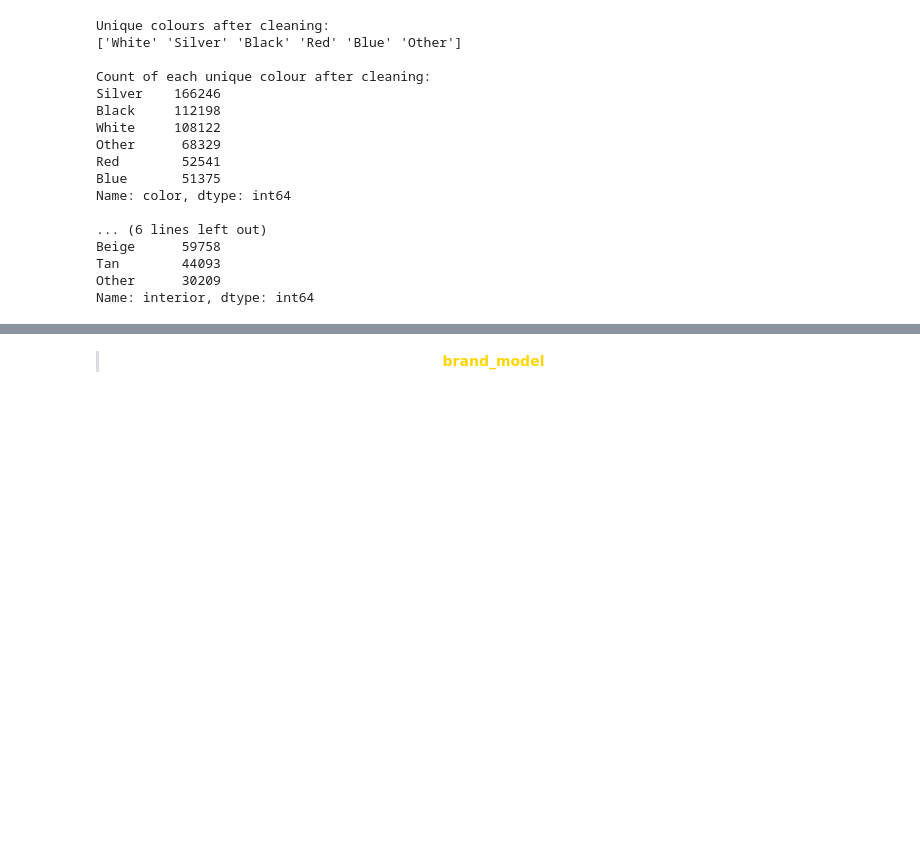
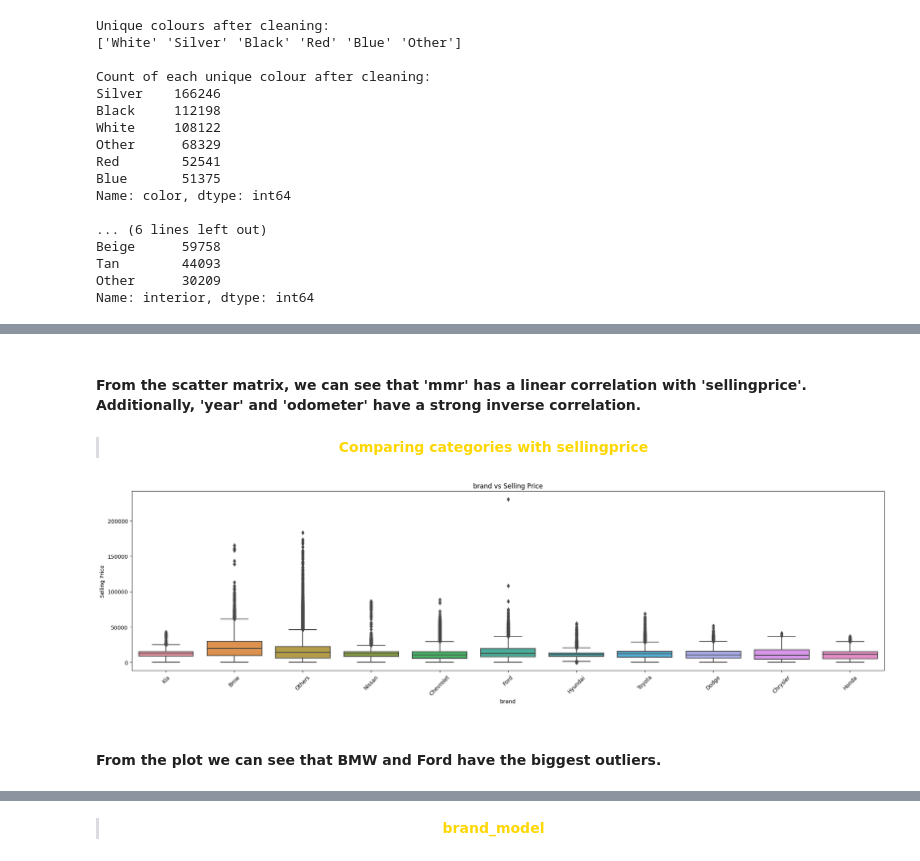
Before and after one commit to maxheijmans/AIM4B_Group1, a Jupyter notebook: UsedCarAuctionPrices/EDA_UsedCarAuctionPrices.ipynb, the cells around one changed output, grey strips where cells are left out. Cells and saved outputs as stored; diff of their text form; code cells hidden in the pictures; blank space fills up the shorter version.

```diff
--- a/UsedCarAuctionPrices/EDA_UsedCarAuctionPrices.ipynb
+++ b/UsedCarAuctionPrices/EDA_UsedCarAuctionPrices.ipynb
@@ -638,0 +807,15 @@ Name: interior, dtype: int64
+# %%
+#Function to categorise values not in the top N categories as 'Others'.
+def categorise_top(dataframe, column_name, top_n):
+    """
+    Parameters:
+    dataframe (DataFrame): The car_df containing the data.
+    column_name (str): The name of the column containing categorical information.
+    top_n (int): The number of top categories to consider.
+
+    Returns:
+    DataFrame: DataFrame with values not in the top N categories categorised as 'Others'.
+    """
+    top_values = dataframe[column_name].value_counts().head(top_n).index.tolist()
+    dataframe[column_name] = dataframe[column_name].apply(lambda x: x if x in top_values else 'Others')
+    return dataframe
@@ -638,0 +973,4 @@ Name: interior, dtype: int64
+# %% [markdown]
+#### From the scatter matrix, we can see that 'mmr' has a linear correlation with 'sellingprice'. Additionally, 'year' and 'odometer' have a strong inverse correlation.
+# %% [markdown]
+> <div style="text-align: center"><font color='gold' style='font-size: 30px;'><b>Comparing categories with sellingprice</b></font></div>
@@ -638,0 +995,16 @@ Name: interior, dtype: int64
+# %%
+#Selecting 'brand' to visualise its relationship with 'sellingprice'
+categorical_column = 'brand'
+
+#Creating a box plot to show 'sellingprice' distribution across different categories of 'brand'
+plt.figure(figsize=(25, 6))
+sns.boxplot(x=categorical_column, y='sellingprice', data=car_df)
+plt.title(f'{categorical_column} vs Selling Price')
+plt.xlabel(categorical_column)
+plt.ylabel('Selling Price')
+plt.xticks(rotation=45)
+plt.show()
+# %% [output]
+[figure, added]
+# %% [markdown]
+#### From the plot we can see that BMW and Ford have the biggest outliers.
```
Also changed, not shown: parts of 203 cells of this notebook, 1 other file.
